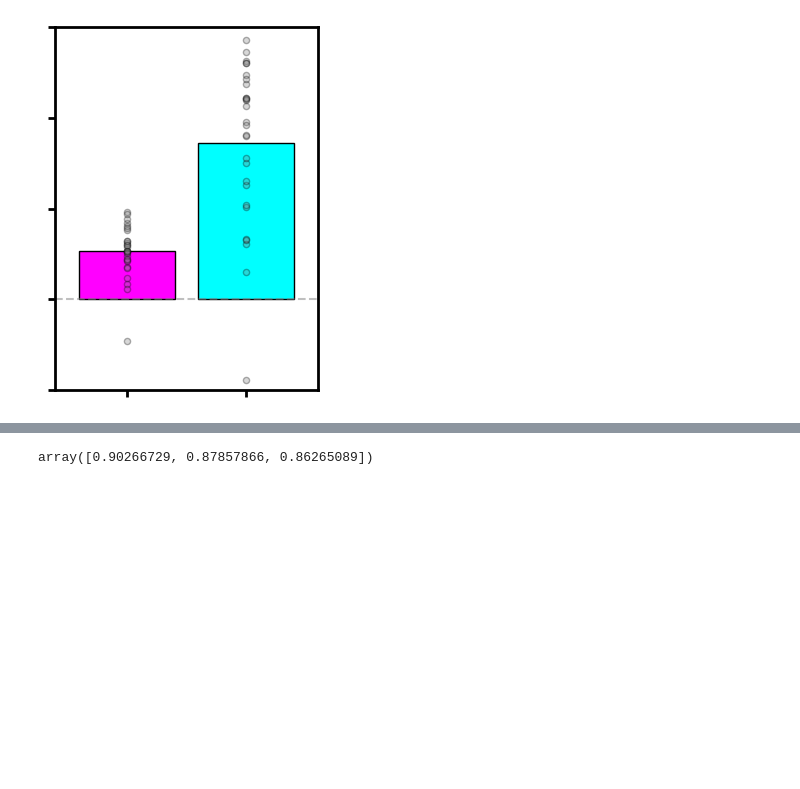
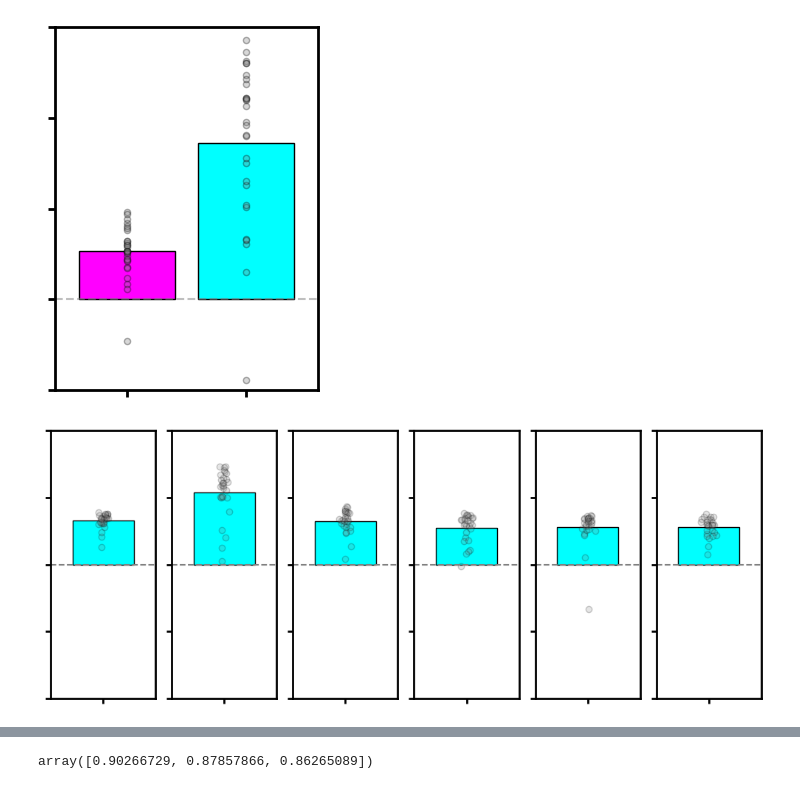
Before and after one commit to somvid/Dynamic-social-interactions, a Jupyter notebook: 1.Behavior_modeling.ipynb, the cells around one changed output, grey strips where cells are left out. Cells and saved outputs as stored; diff of their text form; code cells hidden in the pictures; blank space fills up the shorter version.

```diff
--- a/1.Behavior_modeling.ipynb
+++ b/1.Behavior_modeling.ipynb
@@ -62,7 +62,7 @@ print(f'{rest_tr_ep1.shape[0]} + {rest_tr_ep2.shape[0]} + {rest_tr_ep3.shape[0]}
 # %% [markdown]
 #### Event
 # %%
-sub_event_tag = pd.read_csv(f'{result_folder}/files/event_segmentation_trim.csv')
+sub_event_tag = pd.read_csv(f'{result_folder}/event_segmentation_trim.csv')
 overlap_start2 = sub_event_tag.total_start2
 overlap_end2 = sub_event_tag.total_end2
 # %% [markdown]
@@ -264,5 +264,6 @@ for s in range(28):
     latent_x_mat = np.zeros((max_components,6,6))
     latent_x_mat[:,aa] = latent_x.T
     latent_reps.append(latent_y_mat)
+r2s = np.array(r2s)
 # %%
 np.save(f'{result_folder}/Behavioral_latent_Y_representation.npy', latent_reps)
@@ -377,3 +342,31 @@ plt.xlim([-0.6,1.6])
 fig.tight_layout()
 # %% [output]
 [figure]
+# %%
+# Extended Data Figure 2a
+fig = plt.figure(figsize = [10,4])
+for rel in range(6):
+    axs = fig.add_subplot(1,6,rel+1)
+
+    difference = cooccur_drop[:,rel] - valence_drop[:,rel]
+    axs.bar(0, np.mean(difference), color = 'cyan', edgecolor = 'k', width = 0.7)
+    axs.scatter(np.random.normal(size = 28)/30 + 0, difference,
+                color = 'gray', alpha = 0.2, edgecolor= 'k', zorder = 2)
+
+    axs.set_xlim([-0.6,0.6])
+    if rel == 1:
+        axs.set_ylim([-0.8,0.8])
+        axs.set_yticks([-0.8,-0.4,0,0.4,0.8])
+    # elif rel == 3 or rel == 5:
+    #     axs.set_ylim([-0.2,0.2])
+    #     axs.set_yticks([-0.2,-0.1,0,0.1,0.2])
+    else:
+        axs.set_ylim([-0.8,0.8])
+        axs.set_yticks([-0.8,-0.4,0,0.4,0.8])
+    axs.set_xticks([0])
+    axs.set_xticklabels([])
+    axs.set_yticklabels([])
+    axs.hlines(0, -0.6, 0.6, linestyle = '--', color = 'grey')
+fig.tight_layout()
+# %% [output]
+[figure, added]
```
Also changed, not shown: parts of 12 cells of this notebook.
